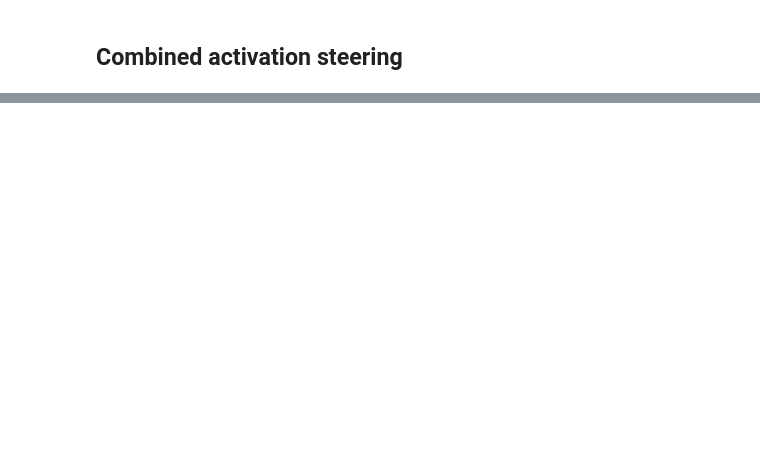
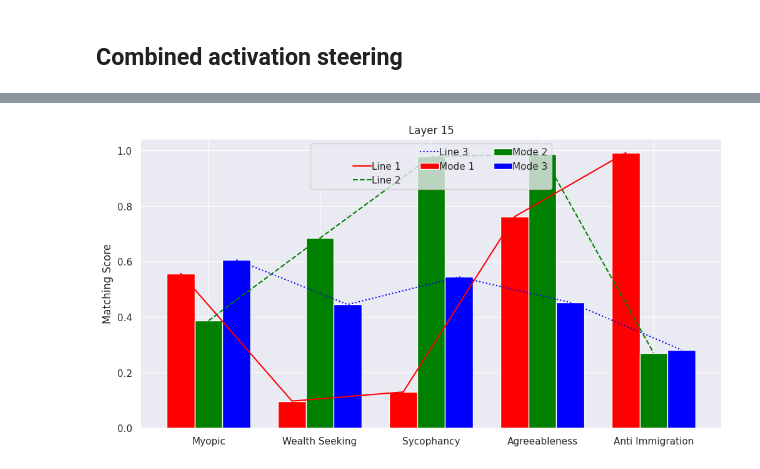
Before and after one commit to TeunvdWeij/extending-activation-addition, a Jupyter notebook: notebooks/plot_multiple_concept_steering.ipynb, the cells around one changed output, grey strips where cells are left out. Cells and saved outputs as stored; diff of their text form; code cells hidden in the pictures; blank space fills up the shorter version.

```diff
--- a/notebooks/plot_multiple_concept_steering.ipynb
+++ b/notebooks/plot_multiple_concept_steering.ipynb
@@ -192,25 +199,22 @@ def to_plot_format(results, method):
 
             scores = []
             for m, m_results in name_results.items():
+                # first classifed as faulty, and then only mode collapse.
                 if m_results["faulty"] > 10:
-                    print(f"FAULTY! Count: {m_results['faulty']}\nScore set to 0.")
+                    print(f"FAULTY! Count: {m_results['faulty']}\nScore set to -0.1.")
                     scores.append(-0.1)
                 # if all answers are the same: only 'Yes', for example
-                if any([val > 0.95*m_results["total"] for val in Counter(m_results["responses"]).values()]):
-                    print(f"\n\nMODE COLLAPSE: stopped at layer {layer_name} with multiplier {m}")
+                elif any([val > 0.95*m_results["total"] for val in Counter(m_results["responses"]).values()]):
+                    print(f"MODE COLLAPSE: stopped at layer {layer_name} with multiplier {m}")
                     scores.append(-0.2)
-                    # break
-
                 else:
                     scores.append(m_results['matches'] / m_results["total"])
 
             plot_format[layer_name][name] = scores
 
-
     combined_dfs = []
 
     for value in plot_format.values():
-        # print(value)
         df = pd.DataFrame.from_dict(value)
         df.columns = [f"{method}_{col}" for col in df.columns]
 
@@ -219,8 +223,5 @@ def to_plot_format(results, method):
         df_melted.columns = ["concept", "mode", "score"]
         combined_dfs.append(df_melted)
 
-        print(df.head())
-        print(df_melted.head())
-    # df_melted.head()
 
     return combined_dfs
@@ -277,5 +233,5 @@ agreeableness                   0.820000                0.993333
 # %%
-with open("../results/multi-steering/sum_combined_steering_results_v1.4.json") as f:
+with open("../results/multi_steering/sum_combined_steering_results_v1.4.json") as f:
     sum_combined_results = json.load(f)
 
 sum_combined_plot_format = to_plot_format(sum_combined_results, method="sum")
@@ -336,0 +526,50 @@ df.head()
+# %%
+import numpy as np
+import matplotlib.pyplot as plt
+from matplotlib.patches import Rectangle
+
+# Example data
+concepts = ['Myopic', 'Wealth Seeking', 'Sycophancy', 'Agreeableness', 'Anti Immigration']
+scores = np.random.rand(5, 3)  # Example scores for three different modes
+
+# Colors and line styles for the example
+colors = ['red', 'green', 'blue']
+line_styles = ['-', '--', ':']
+
+fig, ax = plt.subplots(figsize=(12, 6))
+
+# Plotting bars for the example
+bar_width = 0.25
+for i, color in enumerate(colors):
+    ax.bar(np.arange(len(concepts)) + i*bar_width, scores[:, i], bar_width, color=color, label=f'Mode {i+1}')
+
+# Plotting lines for the example
+for i, line_style in enumerate(line_styles):
+    ax.plot(np.arange(len(concepts)) + i*bar_width, scores[:, i], line_style, color=colors[i], label=f'Line {i+1}')
+
+# Custom handles for the legend "table"
+# Empty rectangle used as a placeholder for the empty cell in the legend "table"
+extra = Rectangle((0, 0), 1, 1, fc="w", fill=False, edgecolor='none', linewidth=0)
+
+# Collecting handles and labels for the plot
+handles, labels = ax.get_legend_handles_labels()
+
+# Add empty handles for creating the table structure
+legend_handles = [extra] * 4 + handles  # Adjust the number of empty cells as needed
+
+# Define labels for the table structure
+legend_labels = [''] * 4  # First row with column titles (empty for this example)
+legend_labels.extend(labels)  # Adding the actual labels from the plot
+
+# Create the legend with a "table-like" structure
+ax.legend(legend_handles, legend_labels, loc='upper center', ncol=4, handlelength=2, handletextpad=0)
+
+# Set the axes labels and title
+ax.set_xticks(np.arange(len(concepts)) + bar_width)
+ax.set_xticklabels(concepts)
+ax.set_ylabel('Matching Score')
+ax.set_title('Layer 15')
+
+plt.show()
+# %% [output]
+[figure, added]
```
Also changed, not shown: parts of 23 cells of this notebook.
